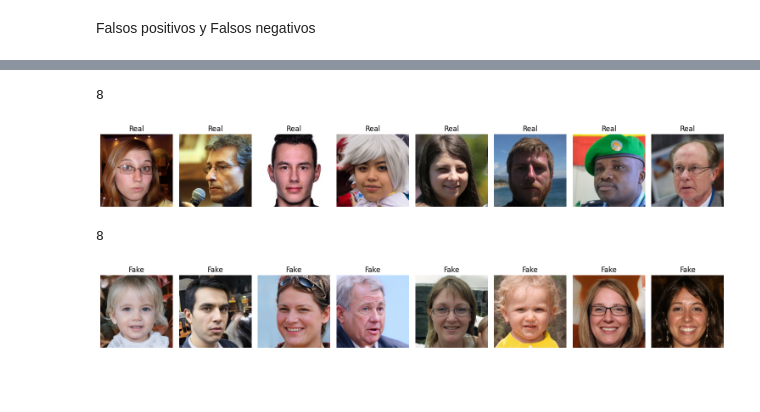
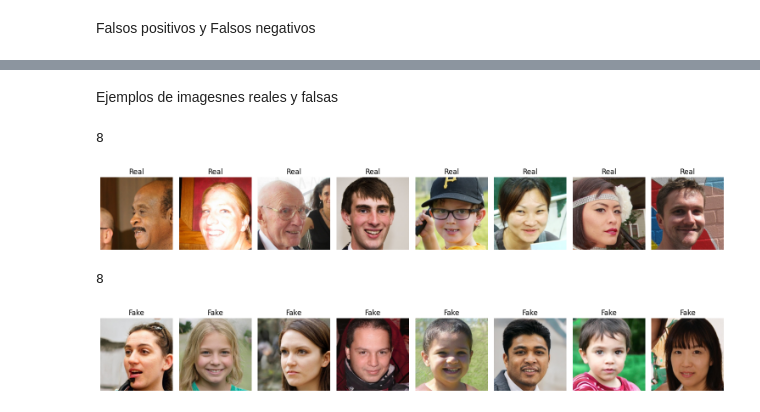
Before and after one commit to 4ndrees/TFG, a Jupyter notebook: ResNet/ResNet.ipynb, the cells around one changed output, grey strips where cells are left out. Cells and saved outputs as stored; diff of their text form; code cells hidden in the pictures; blank space fills up the shorter version.

```diff
--- a/ResNet/ResNet.ipynb
+++ b/ResNet/ResNet.ipynb
@@ -381,5 +365,5 @@ FPs
 # %%
-FNs = confusion_table[confusion_table['Results'] == 'FN']
-FNs
+FFakes = confusion_table[confusion_table['Results'] == 'FFake']
+FFakes
 # %% [output]
 |  | Predicton | Truth | Results |
@@ -402,3 +382,3 @@ FNs
 # %%
-real_test_images = glob.glob(VAL_DATASET + "/real/*.jpg")
-fake_test_images = glob.glob(VAL_DATASET + "/fake/*.jpg")
+real_test_images = glob.glob(TEST_DATASET + "\\\\real\\*.jpg")
+fake_test_images = glob.glob(TEST_DATASET + "\\\\fake\\*.jpg")
@@ -409,12 +397,12 @@ fig, axes = plt.subplots(nrows = 1, ncols = 2, figsize = (15, 10), subplot_kw =
 # Creamos una lista para almacenar las imágenes
 images = []
 
-for i, ax in zip(FPs.index, axes.flat):
+for i, ax in zip(FReals.index, axes.flat):
     img = cv2.imread(fake_test_images[i], cv2.COLOR_BGR2RGB)
     img = cv2.resize(img, (220, 220))
     # Agregamos la imagen original
     images.append(img)
-    ax.set_title("False Positive Case")
+    ax.set_title("False Real Case")
 
 print(len(images))
 
@@ -432,0 +423,24 @@ plt.show()
+# %%
+fig, axes = plt.subplots(nrows = 1, ncols = 2, figsize = (15, 10), subplot_kw = {'xticks':[], 'yticks':[]})
+# Creamos una lista para almacenar las imágenes
+images = []
+
+for i, ax in zip(FFakes.index, axes.flat):
+    print(i)
+    img = cv2.imread(real_test_images[i - 10000], cv2.COLOR_BGR2RGB)
+    img = cv2.resize(img, (220, 220))
+    # Agregamos la imagen original
+    images.append(img)
+    ax.set_title("False Real Case")
+
+print(len(images))
+
+# Mostramos las imágenes con su tamaño
+for i, img in enumerate(images):
+    plt.subplot(1, len(images), i+1)
+    plt.imshow(cv2.cvtColor(img, cv2.COLOR_BGR2RGB))
+    plt.axis('off')
+
+# Ajustamos el diseño de la figura
+plt.tight_layout()
+plt.show()
@@ -433,35 +452,37 @@ plt.show()
+# %% [markdown]
+Ejemplos de imagesnes reales y falsas
 # %%
 fig, axes = plt.subplots(nrows = 1, ncols = 8, figsize = (15, 10), subplot_kw = {'xticks':[], 'yticks':[]})
 # Creamos una lista para almacenar las imágenes
 images = []
 
-for i, ax in zip(FPs.index, axes.flat):
-    img = cv2.imread(real_test_images[i], cv2.COLOR_BGR2RGB)
+for i, ax in zip(FFakes.index, axes.flat):
+    img = cv2.imread(real_test_images[i - 10000], cv2.COLOR_BGR2RGB)
     img = cv2.resize(img, (220, 220))
     # Agregamos la imagen original
     images.append(img)
     ax.set_title("Real")
 
 print(len(images))
 
 # Mostramos las imágenes con su tamaño
 for i, img in enumerate(images):
     plt.subplot(1, len(images), i+1)
     plt.imshow(cv2.cvtColor(img, cv2.COLOR_BGR2RGB))
     plt.axis('off')
 
 # Ajustamos el diseño de la figura
 plt.tight_layout()
 plt.show()
 # %% [output]
 8
-[figure, old version]
+[figure, new version]
 # %%
 fig, axes = plt.subplots(nrows = 1, ncols = 8, figsize = (15, 10), subplot_kw = {'xticks':[], 'yticks':[]})
 # Creamos una lista para almacenar las imágenes
 images = []
 
-for i, ax in zip(FPs.index, axes.flat):
+for i, ax in zip(FReals.index, axes.flat):
     img = cv2.imread(fake_test_images[i], cv2.COLOR_BGR2RGB)
     img = cv2.resize(img, (220, 220))
     # Agregamos la imagen original
@@ -481,4 +502,4 @@ plt.tight_layout()
 plt.show()
 # %% [output]
 8
-[figure, old version]
+[figure, new version]
```
Also changed, not shown: parts of 23 cells of this notebook, 6 other files.
